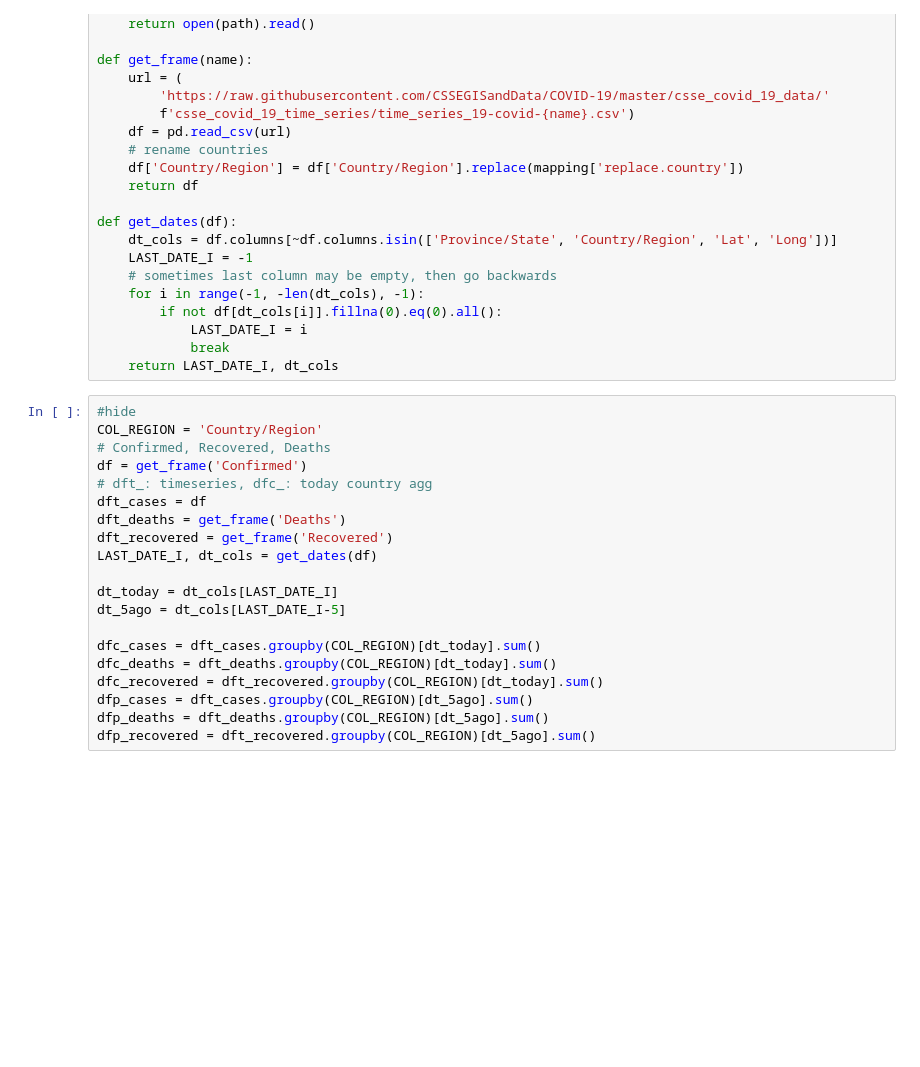
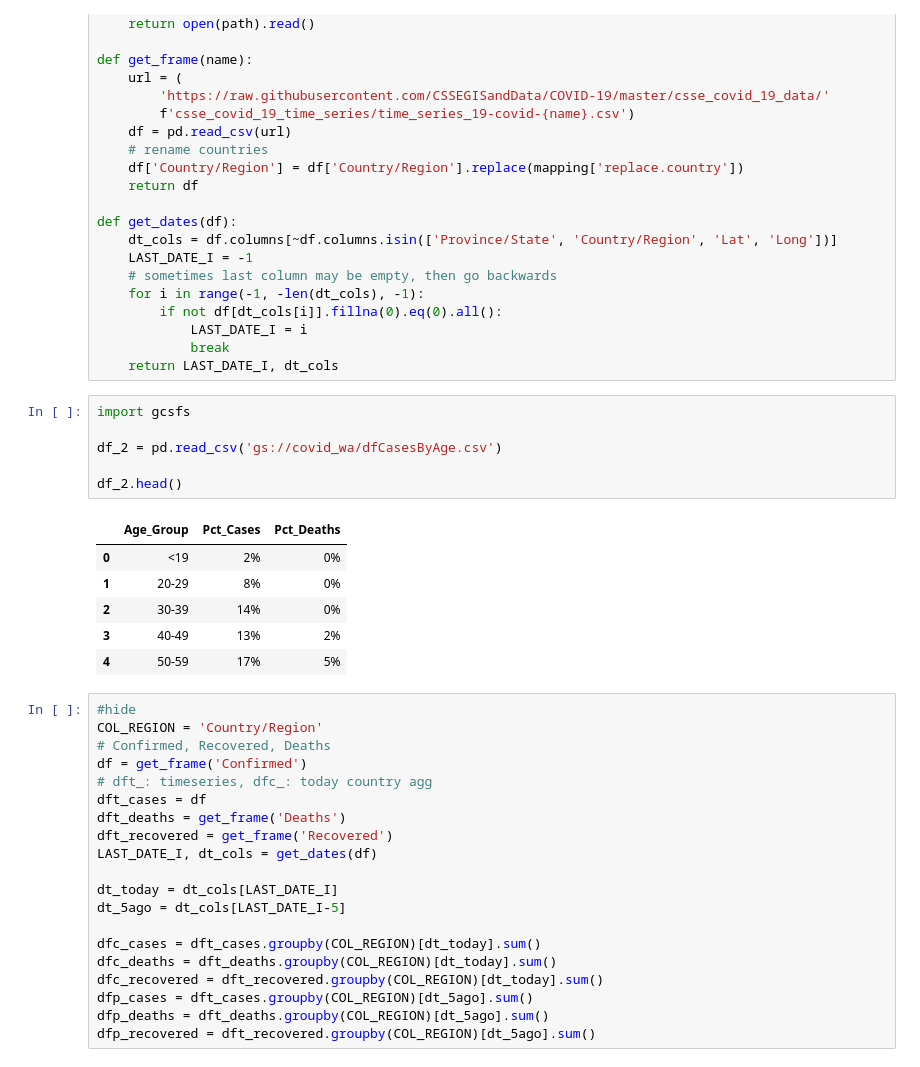
Before and after one commit to btahir/covid_dz, a Jupyter notebook: _notebooks/2020-03-21-covid19-overview.ipynb, the cells around one changed output. Saved outputs shown, nothing was run; the diff lists cells and outputs as text; blank space fills up the shorter version.

```diff
--- a/_notebooks/2020-03-21-covid19-overview.ipynb
+++ b/_notebooks/2020-03-21-covid19-overview.ipynb
@@ -71,6 +75,19 @@ def get_dates(df):
             LAST_DATE_I = i
             break
     return LAST_DATE_I, dt_cols
+# %%
+import gcsfs
+
+df_2 = pd.read_csv('gs://covid_wa/dfCasesByAge.csv')
+
+df_2.head()
+# %% [output]
+|  | Age_Group | Pct_Cases | Pct_Deaths |
+| 0 | <19 | 2% | 0% |
+| 1 | 20-29 | 8% | 0% |
+| 2 | 30-39 | 14% | 0% |
+| 3 | 40-49 | 13% | 2% |
+| 4 | 50-59 | 17% | 5% |
 # %%
 #hide
 COL_REGION = 'Country/Region'
```
Also changed, not shown: parts of 3 cells of this notebook, 3 other files.
